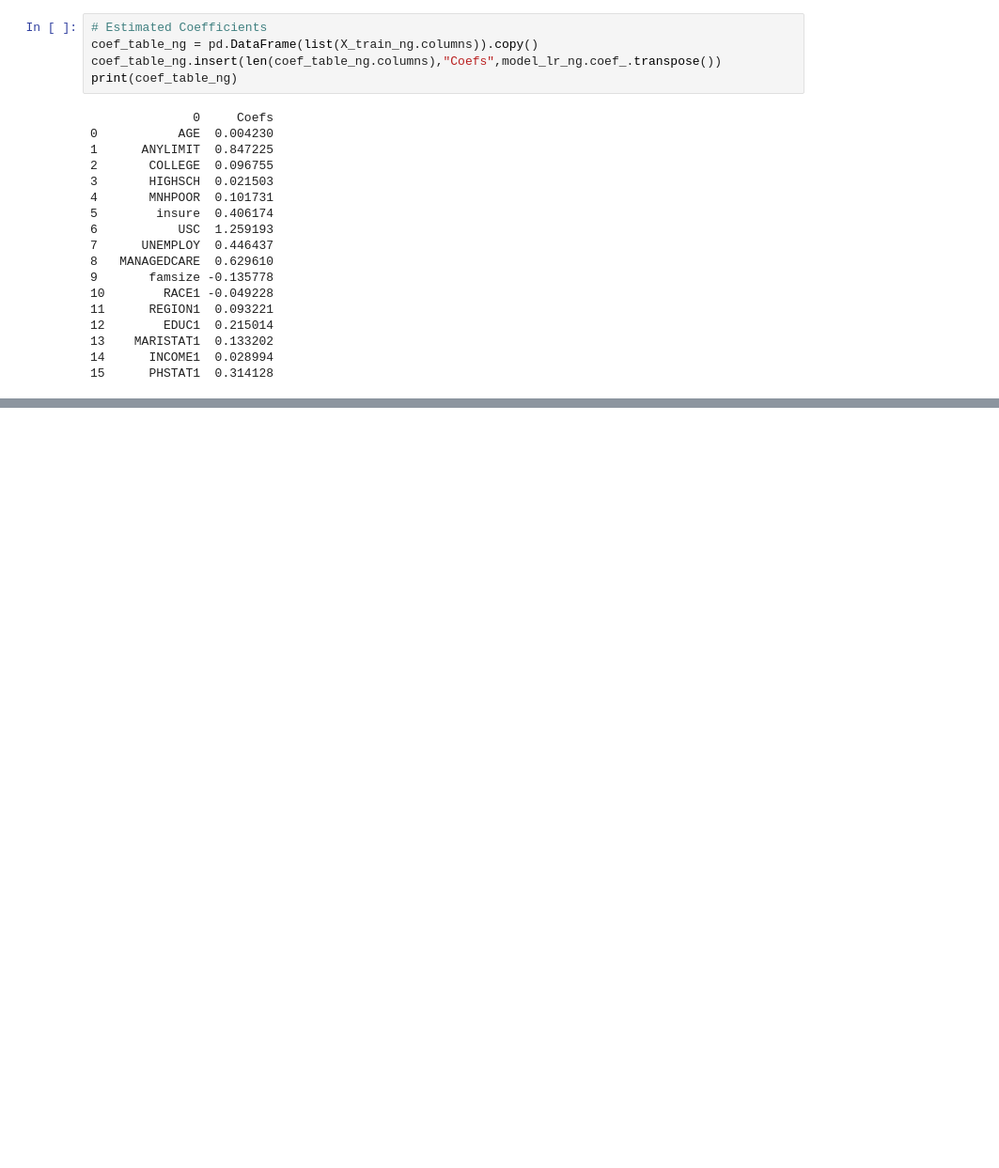
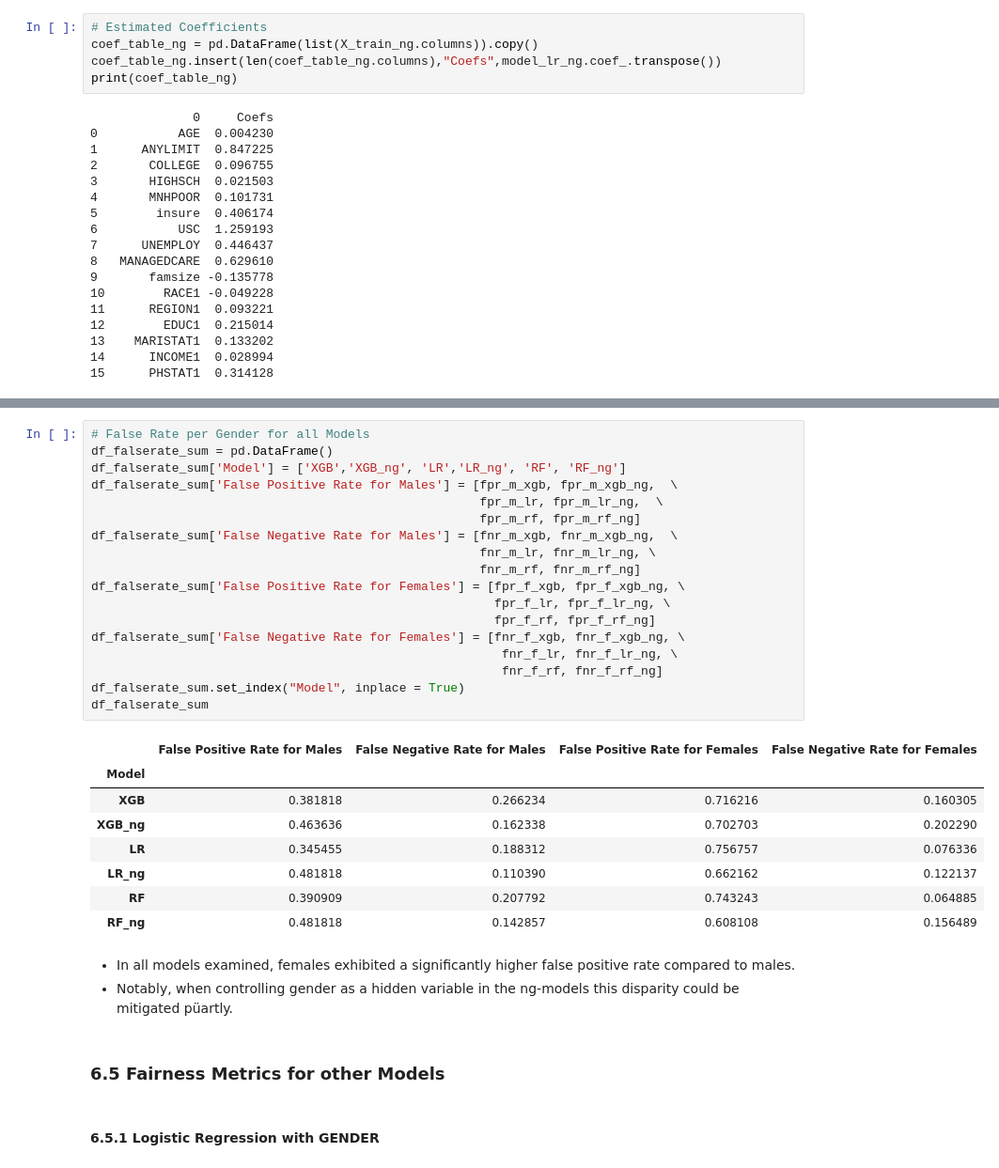
Before and after one commit to frank-g-schiller/ICA2026, a Jupyter notebook: Fairness_Example.ipynb, the cells around one changed output, grey strips where cells are left out. Shown at 94% size. Cells and saved outputs as stored; diff of their text form; blank space fills up the shorter version.

```diff
--- a/Fairness_Example.ipynb
+++ b/Fairness_Example.ipynb
@@ -1907,0 +1224,34 @@ df_Fairtable_sum
+# %%
+# False Rate per Gender for all Models
+df_falserate_sum = pd.DataFrame()
+df_falserate_sum['Model'] = ['XGB','XGB_ng', 'LR','LR_ng', 'RF', 'RF_ng']
+df_falserate_sum['False Positive Rate for Males'] = [fpr_m_xgb, fpr_m_xgb_ng,  \
+                                                     fpr_m_lr, fpr_m_lr_ng,  \
+                                                     fpr_m_rf, fpr_m_rf_ng]
+df_falserate_sum['False Negative Rate for Males'] = [fnr_m_xgb, fnr_m_xgb_ng,  \
+                                                     fnr_m_lr, fnr_m_lr_ng, \
+                                                     fnr_m_rf, fnr_m_rf_ng]
+df_falserate_sum['False Positive Rate for Females'] = [fpr_f_xgb, fpr_f_xgb_ng, \
+                                                       fpr_f_lr, fpr_f_lr_ng, \
+                                                       fpr_f_rf, fpr_f_rf_ng]
+df_falserate_sum['False Negative Rate for Females'] = [fnr_f_xgb, fnr_f_xgb_ng, \
+                                                        fnr_f_lr, fnr_f_lr_ng, \
+                                                        fnr_f_rf, fnr_f_rf_ng]
+df_falserate_sum.set_index("Model", inplace = True)
+df_falserate_sum
+# %% [output]
+|  | False Positive Rate for Males | False Negative Rate for Males | False Positive Rate for Females | False Negative Rate for Females |
+| Model |  |  |  |  |
+| XGB | 0.381818 | 0.266234 | 0.716216 | 0.160305 |
+| XGB_ng | 0.463636 | 0.162338 | 0.702703 | 0.202290 |
+| LR | 0.345455 | 0.188312 | 0.756757 | 0.076336 |
+| LR_ng | 0.481818 | 0.110390 | 0.662162 | 0.122137 |
+| RF | 0.390909 | 0.207792 | 0.743243 | 0.064885 |
+| RF_ng | 0.481818 | 0.142857 | 0.608108 | 0.156489 |
+# %% [markdown]
+- In all models examined, females exhibited a significantly higher false positive rate compared to males.
+- Notably, when controlling gender as a hidden variable in the ng-models this disparity could be mitigated püartly.
+# %% [markdown]
+### 6.5 Fairness Metrics for other Models
+# %% [markdown]
+#### 6.5.1 Logistic Regression with GENDER
```
Also changed, not shown: parts of 180 cells of this notebook.
